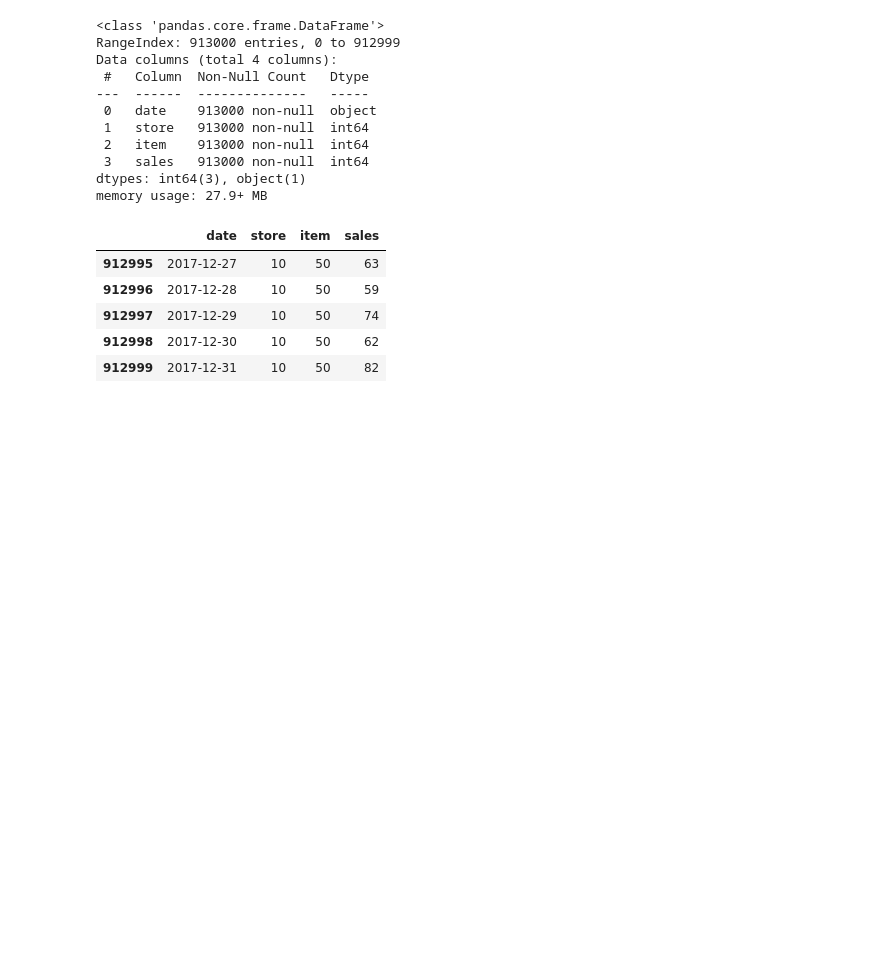
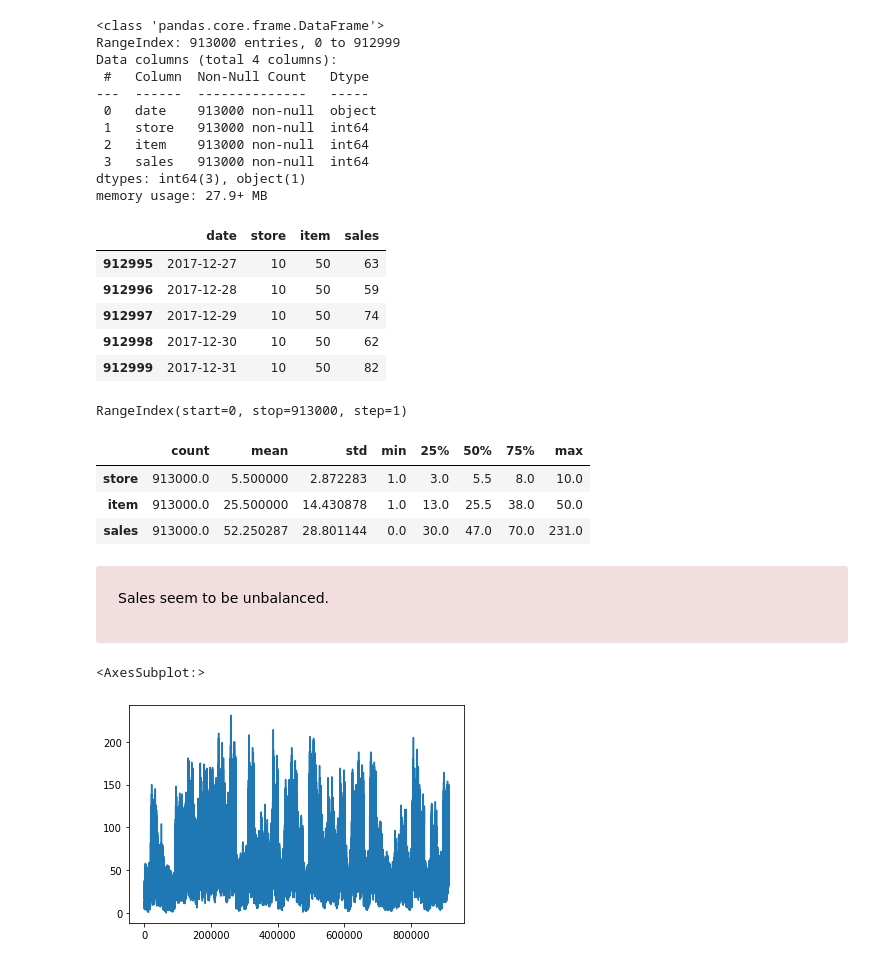
Before and after one commit to badl7/Forecasting_future_sales, a Jupyter notebook: forecasting-future-sales-using-machine-learning.ipynb, the cells around one changed output. Saved outputs shown, nothing was run; the diff lists cells and outputs as text; code cells hidden in the pictures; blank space fills up the shorter version.

```diff
--- a/forecasting-future-sales-using-machine-learning.ipynb
+++ b/forecasting-future-sales-using-machine-learning.ipynb
@@ -87,3 +87,27 @@ df_s.tail()
 | 912997 | 2017-12-29 | 10 | 50 | 74 |
 | 912998 | 2017-12-30 | 10 | 50 | 62 |
 | 912999 | 2017-12-31 | 10 | 50 | 82 |
+# %%
+df_s.index
+# %% [output]
+RangeIndex(start=0, stop=913000, step=1)
+# %%
+#To view basic statistical details about dataset:
+
+df_s.describe().T
+# %% [output]
+|  | count | mean | std | min | 25% | 50% | 75% | max |
+| store | 913000.0 | 5.500000 | 2.872283 | 1.0 | 3.0 | 5.5 | 8.0 | 10.0 |
+| item | 913000.0 | 25.500000 | 14.430878 | 1.0 | 13.0 | 25.5 | 38.0 | 50.0 |
+| sales | 913000.0 | 52.250287 | 28.801144 | 0.0 | 30.0 | 47.0 | 70.0 | 231.0 |
+# %% [markdown]
+<div class="alert alert-block alert-danger">
+    <p style="padding: 10px;
+              color:black;">Sales seem to be unbalanced.
+    </p>
+</div>
+# %%
+df_s['sales'].plot()
+# %% [output]
+<AxesSubplot:>
+[figure, added]
```
Also changed, not shown: parts of 18 cells of this notebook.
